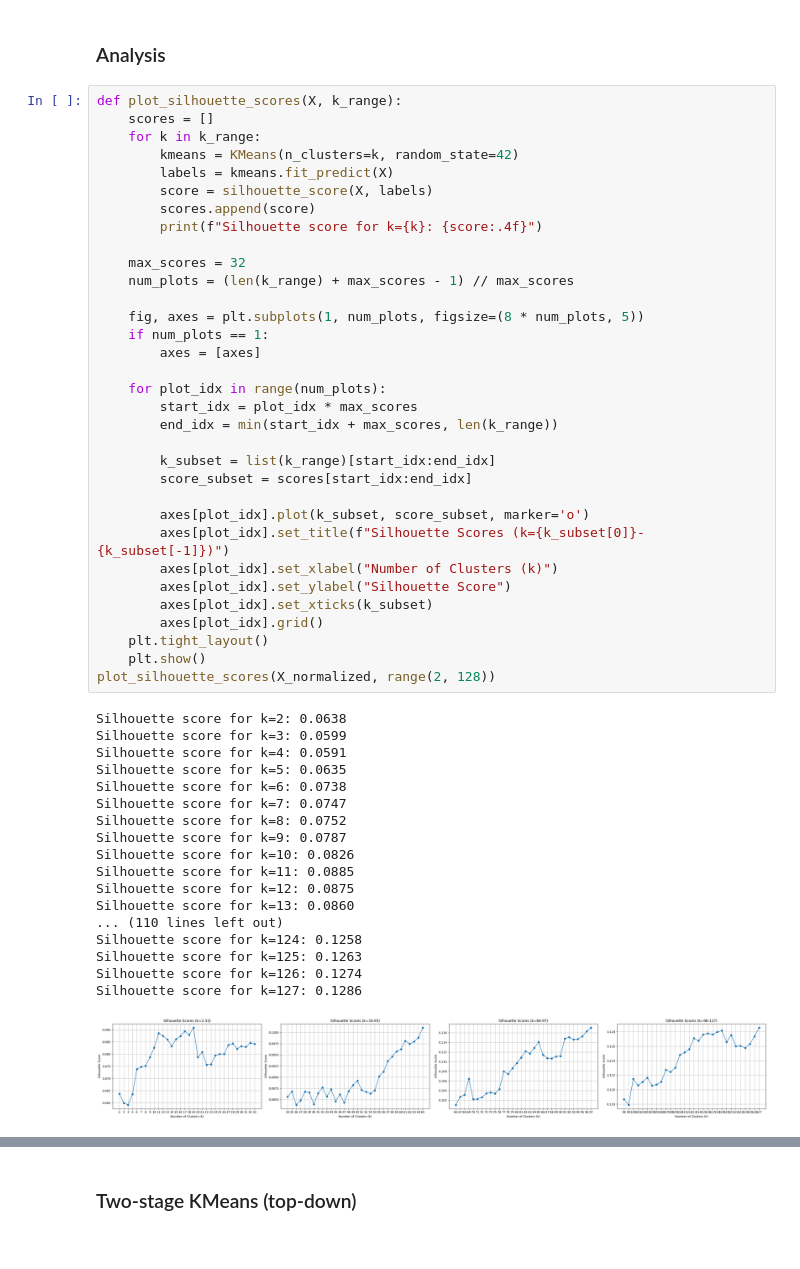
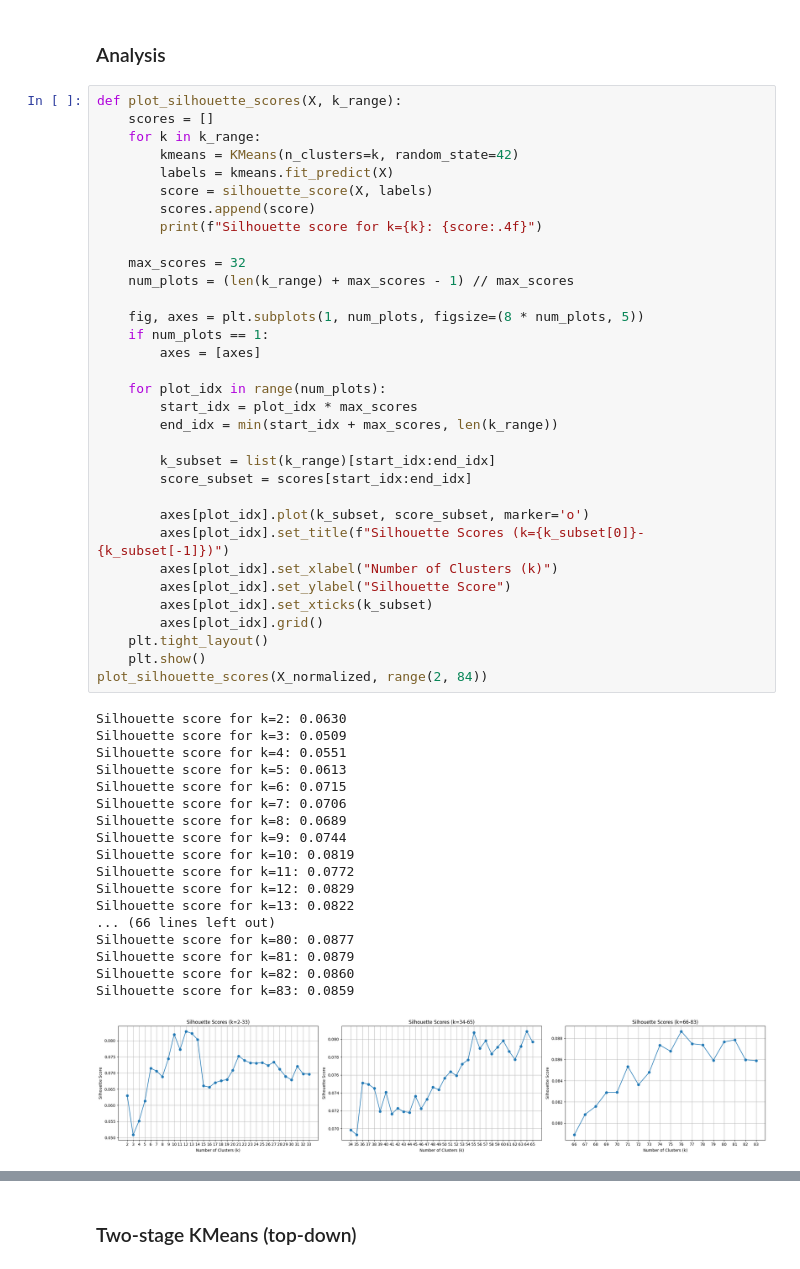
Before and after one commit to 598975/BP-classification, a Jupyter notebook: notebooks/260128-hierarchical-clustering.ipynb, the cells around one changed output, grey strips where cells are left out. Cells and saved outputs as stored; diff of their text form.

```diff
--- a/notebooks/260128-hierarchical-clustering.ipynb
+++ b/notebooks/260128-hierarchical-clustering.ipynb
@@ -215,49 +215,49 @@ def plot_silhouette_scores(X, k_range):
     for k in k_range:
         kmeans = KMeans(n_clusters=k, random_state=42)
         labels = kmeans.fit_predict(X)
         score = silhouette_score(X, labels)
         scores.append(score)
         print(f"Silhouette score for k={k}: {score:.4f}")
 
     max_scores = 32
     num_plots = (len(k_range) + max_scores - 1) // max_scores
 
     fig, axes = plt.subplots(1, num_plots, figsize=(8 * num_plots, 5))
     if num_plots == 1:
         axes = [axes]
 
     for plot_idx in range(num_plots):
         start_idx = plot_idx * max_scores
         end_idx = min(start_idx + max_scores, len(k_range))
 
         k_subset = list(k_range)[start_idx:end_idx]
         score_subset = scores[start_idx:end_idx]
 
         axes[plot_idx].plot(k_subset, score_subset, marker='o')
         axes[plot_idx].set_title(f"Silhouette Scores (k={k_subset[0]}-{k_subset[-1]})")
         axes[plot_idx].set_xlabel("Number of Clusters (k)")
         axes[plot_idx].set_ylabel("Silhouette Score")
         axes[plot_idx].set_xticks(k_subset)
         axes[plot_idx].grid()
     plt.tight_layout()
     plt.show()
-plot_silhouette_scores(X_normalized, range(2, 128))
+plot_silhouette_scores(X_normalized, range(2, 84))
 # %% [output]
-Silhouette score for k=2: 0.0638
-Silhouette score for k=3: 0.0599
-Silhouette score for k=4: 0.0591
-Silhouette score for k=5: 0.0635
-Silhouette score for k=6: 0.0738
-Silhouette score for k=7: 0.0747
-Silhouette score for k=8: 0.0752
-Silhouette score for k=9: 0.0787
-Silhouette score for k=10: 0.0826
-Silhouette score for k=11: 0.0885
-Silhouette score for k=12: 0.0875
-Silhouette score for k=13: 0.0860
-... (110 lines left out)
-Silhouette score for k=124: 0.1258
-Silhouette score for k=125: 0.1263
-Silhouette score for k=126: 0.1274
-Silhouette score for k=127: 0.1286
+Silhouette score for k=2: 0.0630
+Silhouette score for k=3: 0.0509
+Silhouette score for k=4: 0.0551
+Silhouette score for k=5: 0.0613
+Silhouette score for k=6: 0.0715
+Silhouette score for k=7: 0.0706
+Silhouette score for k=8: 0.0689
+Silhouette score for k=9: 0.0744
+Silhouette score for k=10: 0.0819
+Silhouette score for k=11: 0.0772
+Silhouette score for k=12: 0.0829
+Silhouette score for k=13: 0.0822
+... (66 lines left out)
+Silhouette score for k=80: 0.0877
+Silhouette score for k=81: 0.0879
+Silhouette score for k=82: 0.0860
+Silhouette score for k=83: 0.0859
-[figure, old version]
+[figure, new version]
```
Also changed, not shown: parts of 8 cells of this notebook, 4 other files.
